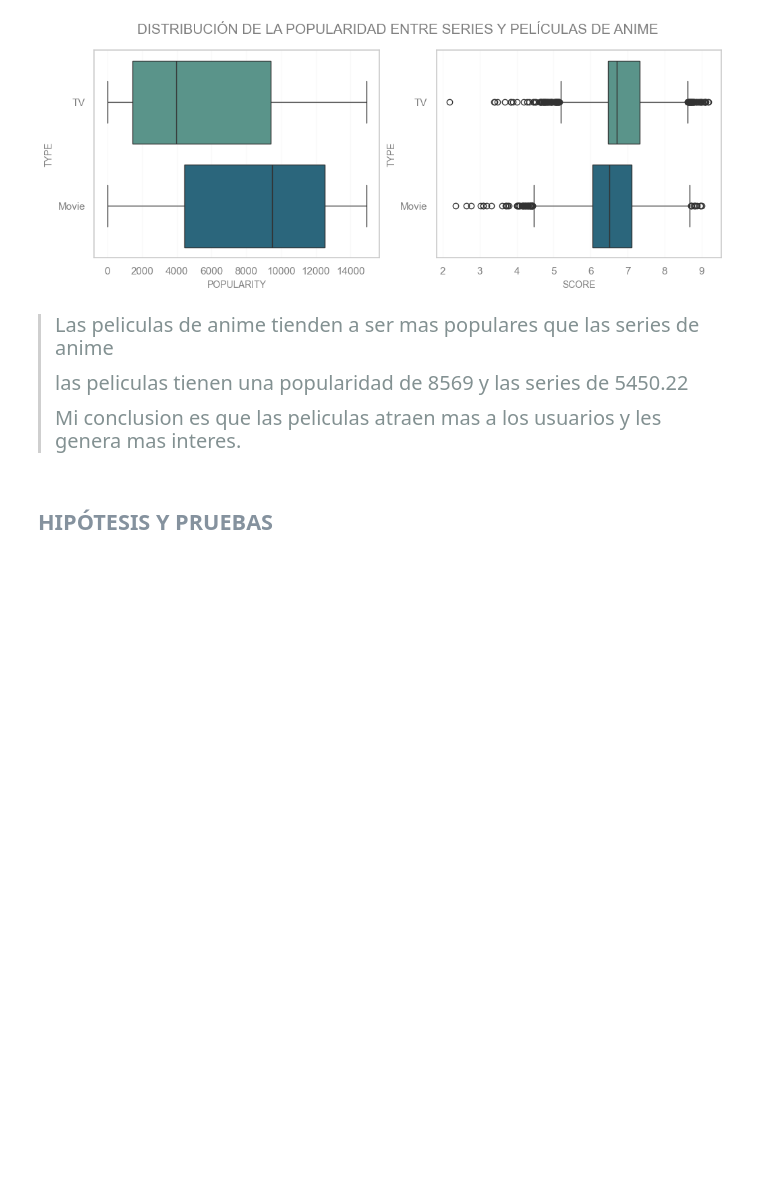
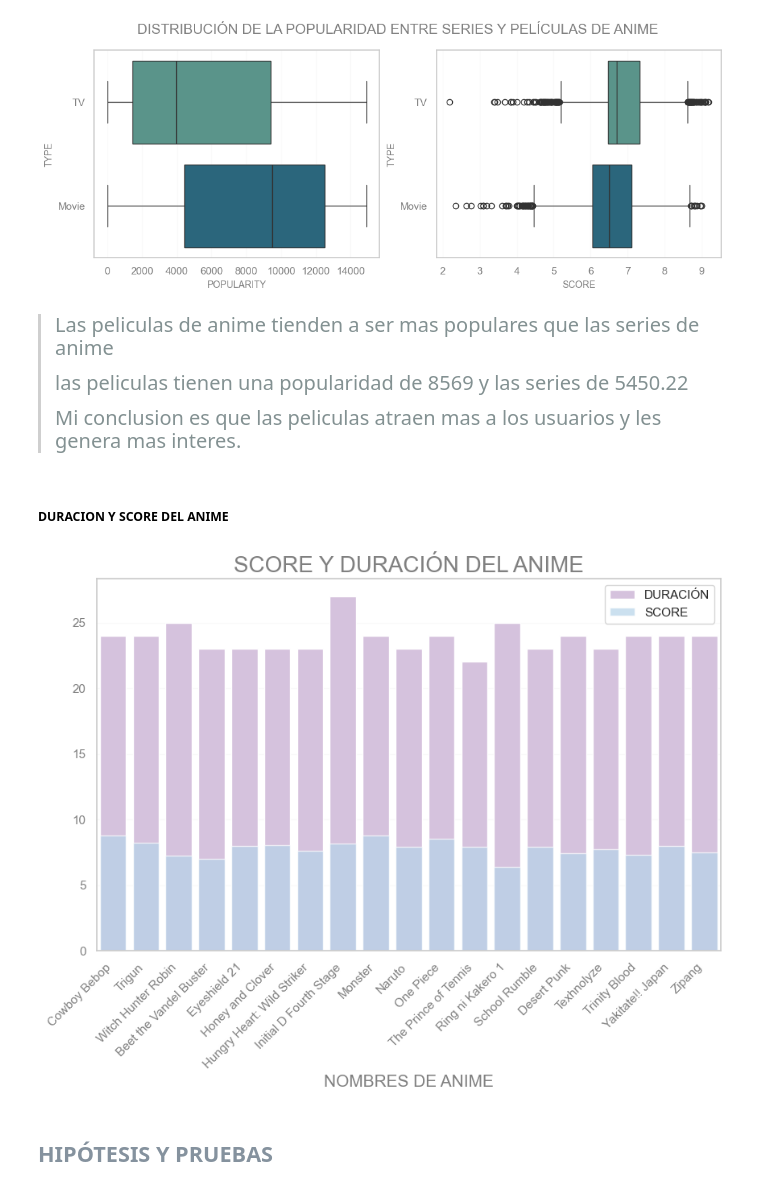
Before and after one commit to AmyGaarcia/EDA_ANIME, a Jupyter notebook: src/EDA/EDA_anime.ipynb, the cells around one changed output. Drawn from its saved outputs; the diff is of its cells as text; code cells hidden in the pictures; blank space fills up the shorter version.

```diff
--- a/src/EDA/EDA_anime.ipynb
+++ b/src/EDA/EDA_anime.ipynb
@@ -1563,6 +1597,29 @@ plt.show()
 ><span style="font-size: 20px; color:#839192">las peliculas tienen una popularidad de 8569 y las series de 5450.22 </span>
 >
 ><span style="font-size: 20px; color:#839192">Mi conclusion es que las peliculas atraen mas a los usuarios y les genera mas interes. </span>
+# %% [markdown]
+##### DURACION Y SCORE DEL ANIME
+# %%
+anime_head= anime_EDA.head(20)
+
+anime_tv= anime_head[anime_head["Type"]== "TV"]
+
+plt.figure(figsize=(10,6))
+
+sns.barplot(x="English name", y="Duracion",data=anime_tv, color="#D7BDE2",label="DURACIÓN")
+sns.barplot(x="English name", y="Score", data=anime_tv, color="#AED6F1", label="SCORE", alpha=0.7)
+
+plt.title("SCORE Y DURACIÓN DEL ANIME", color="Grey",fontsize=20)
+plt.xlabel("NOMBRES DE ANIME", color="Grey",fontsize=15)
+plt.ylabel("",color="Grey",fontsize=15)
+plt.xticks(rotation=45, ha="right")
+plt.tick_params(axis="x",colors="grey")
+plt.tick_params(axis="y", colors="grey")
+plt.legend()
+
+plt.show()
+# %% [output]
+[figure, added]
 # %% [markdown]
 ##  <span style="color:#85929E">HIPÓTESIS Y PRUEBAS</span>
 # %% [markdown]
```
Also changed, not shown: parts of 13 cells of this notebook.
